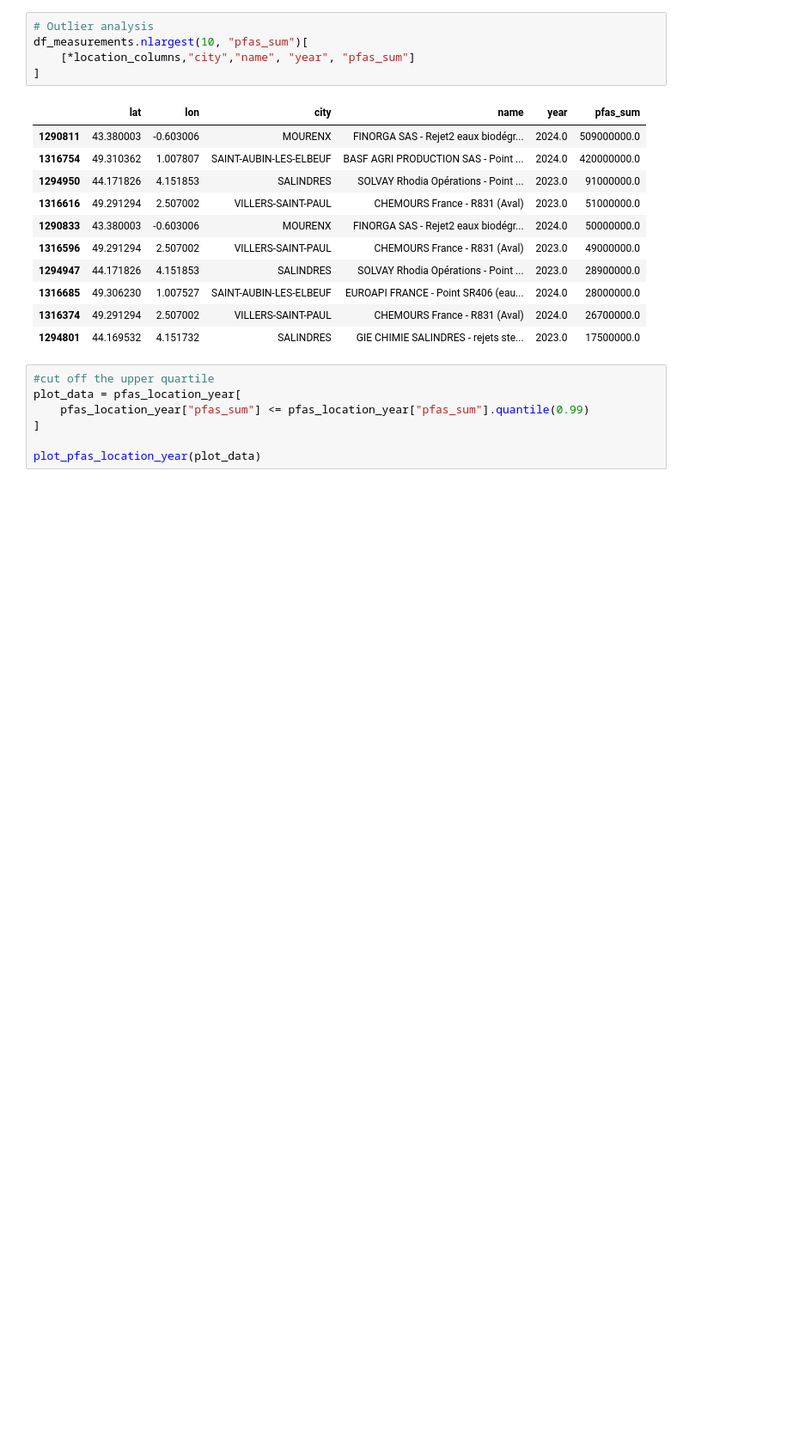
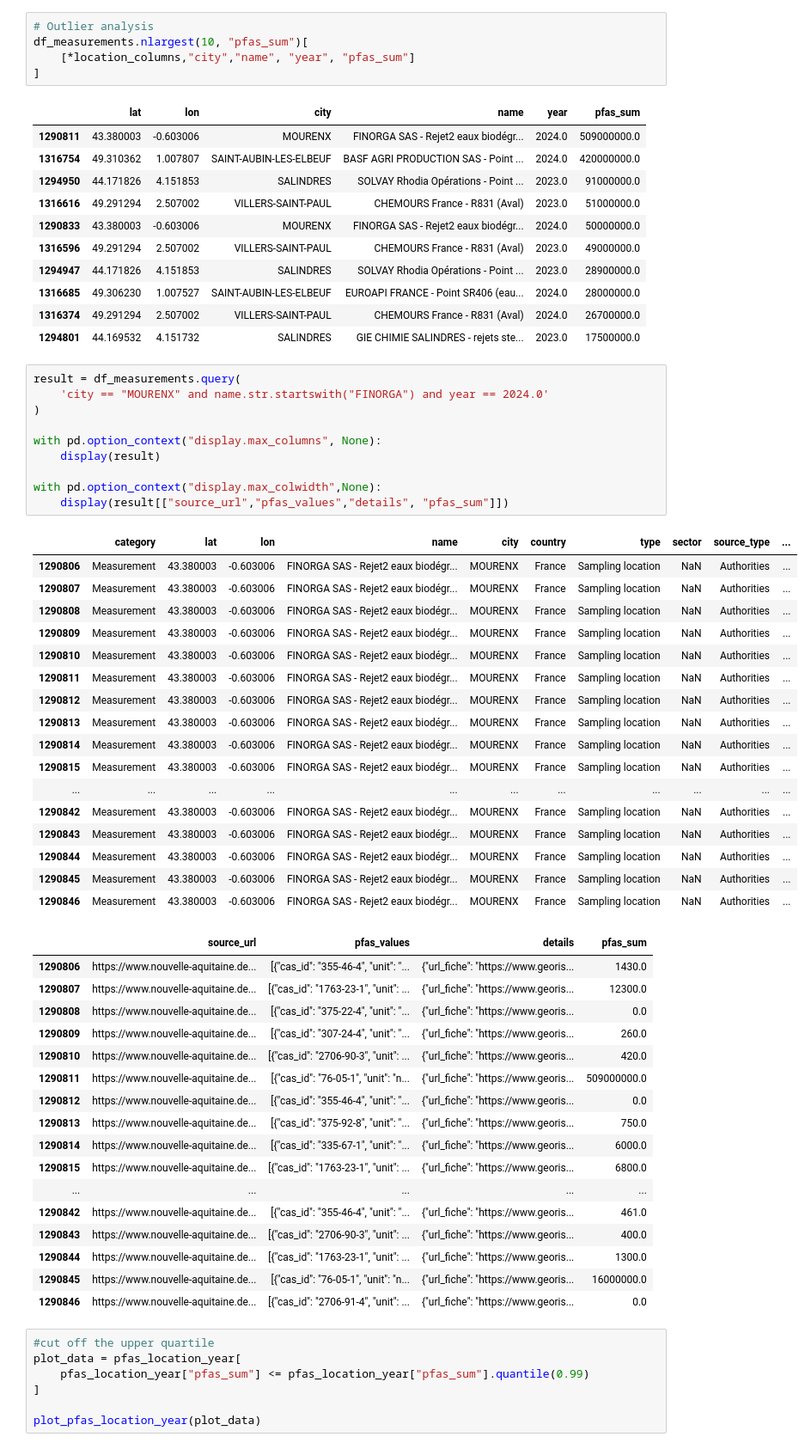
Before and after one commit to D4rkMindz/pfas-trace, a Jupyter notebook: notebooks/preprocessing/data-exploration/temporal_analysis.ipynb, the cells around one changed output. Shown at 86% size. Cells and saved outputs as stored; diff of their text form; blank space fills up the shorter version.

```diff
--- a/notebooks/preprocessing/data-exploration/temporal_analysis.ipynb
+++ b/notebooks/preprocessing/data-exploration/temporal_analysis.ipynb
@@ -397,6 +395,51 @@ df_measurements.nlargest(10, "pfas_sum")[
 | 1316685 | 49.306230 | 1.007527 | SAINT-AUBIN-LES-ELBEUF | EUROAPI FRANCE - Point SR406 (eau... | 2024.0 | 28000000.0 |
 | 1316374 | 49.291294 | 2.507002 | VILLERS-SAINT-PAUL | CHEMOURS France - R831 (Aval) | 2024.0 | 26700000.0 |
 | 1294801 | 44.169532 | 4.151732 | SALINDRES | GIE CHIMIE SALINDRES - rejets ste... | 2023.0 | 17500000.0 |
+# %%
+result = df_measurements.query(
+    'city == "MOURENX" and name.str.startswith("FINORGA") and year == 2024.0'
+)
+
+with pd.option_context("display.max_columns", None):
+    display(result)
+
+with pd.option_context("display.max_colwidth",None):
+    display(result[["source_url","pfas_values","details", "pfas_sum"]])
+# %% [output]
+|  | category | lat | lon | name | city | country | type | sector | source_type | ... |
+| 1290806 | Measurement | 43.380003 | -0.603006 | FINORGA SAS - Rejet2 eaux biodégr... | MOURENX | France | Sampling location | NaN | Authorities | ... |
+| 1290807 | Measurement | 43.380003 | -0.603006 | FINORGA SAS - Rejet2 eaux biodégr... | MOURENX | France | Sampling location | NaN | Authorities | ... |
+| 1290808 | Measurement | 43.380003 | -0.603006 | FINORGA SAS - Rejet2 eaux biodégr... | MOURENX | France | Sampling location | NaN | Authorities | ... |
+| 1290809 | Measurement | 43.380003 | -0.603006 | FINORGA SAS - Rejet2 eaux biodégr... | MOURENX | France | Sampling location | NaN | Authorities | ... |
+| 1290810 | Measurement | 43.380003 | -0.603006 | FINORGA SAS - Rejet2 eaux biodégr... | MOURENX | France | Sampling location | NaN | Authorities | ... |
+| 1290811 | Measurement | 43.380003 | -0.603006 | FINORGA SAS - Rejet2 eaux biodégr... | MOURENX | France | Sampling location | NaN | Authorities | ... |
+| 1290812 | Measurement | 43.380003 | -0.603006 | FINORGA SAS - Rejet2 eaux biodégr... | MOURENX | France | Sampling location | NaN | Authorities | ... |
+| 1290813 | Measurement | 43.380003 | -0.603006 | FINORGA SAS - Rejet2 eaux biodégr... | MOURENX | France | Sampling location | NaN | Authorities | ... |
+| 1290814 | Measurement | 43.380003 | -0.603006 | FINORGA SAS - Rejet2 eaux biodégr... | MOURENX | France | Sampling location | NaN | Authorities | ... |
+| 1290815 | Measurement | 43.380003 | -0.603006 | FINORGA SAS - Rejet2 eaux biodégr... | MOURENX | France | Sampling location | NaN | Authorities | ... |
+| ... | ... | ... | ... | ... | ... | ... | ... | ... | ... | ... |
+| 1290842 | Measurement | 43.380003 | -0.603006 | FINORGA SAS - Rejet2 eaux biodégr... | MOURENX | France | Sampling location | NaN | Authorities | ... |
+| 1290843 | Measurement | 43.380003 | -0.603006 | FINORGA SAS - Rejet2 eaux biodégr... | MOURENX | France | Sampling location | NaN | Authorities | ... |
+| 1290844 | Measurement | 43.380003 | -0.603006 | FINORGA SAS - Rejet2 eaux biodégr... | MOURENX | France | Sampling location | NaN | Authorities | ... |
+| 1290845 | Measurement | 43.380003 | -0.603006 | FINORGA SAS - Rejet2 eaux biodégr... | MOURENX | France | Sampling location | NaN | Authorities | ... |
+| 1290846 | Measurement | 43.380003 | -0.603006 | FINORGA SAS - Rejet2 eaux biodégr... | MOURENX | France | Sampling location | NaN | Authorities | ... |
+|  | source_url | pfas_values | details | pfas_sum |
+| 1290806 | https://www.nouvelle-aquitaine.de... | [{"cas_id": "355-46-4", "unit": "... | {"url_fiche": "https://www.georis... | 1430.0 |
+| 1290807 | https://www.nouvelle-aquitaine.de... | [{"cas_id": "1763-23-1", "unit": ... | {"url_fiche": "https://www.georis... | 12300.0 |
+| 1290808 | https://www.nouvelle-aquitaine.de... | [{"cas_id": "375-22-4", "unit": "... | {"url_fiche": "https://www.georis... | 0.0 |
+| 1290809 | https://www.nouvelle-aquitaine.de... | [{"cas_id": "307-24-4", "unit": "... | {"url_fiche": "https://www.georis... | 260.0 |
+| 1290810 | https://www.nouvelle-aquitaine.de... | [{"cas_id": "2706-90-3", "unit": ... | {"url_fiche": "https://www.georis... | 420.0 |
+| 1290811 | https://www.nouvelle-aquitaine.de... | [{"cas_id": "76-05-1", "unit": "n... | {"url_fiche": "https://www.georis... | 509000000.0 |
+| 1290812 | https://www.nouvelle-aquitaine.de... | [{"cas_id": "355-46-4", "unit": "... | {"url_fiche": "https://www.georis... | 0.0 |
+| 1290813 | https://www.nouvelle-aquitaine.de... | [{"cas_id": "375-92-8", "unit": "... | {"url_fiche": "https://www.georis... | 750.0 |
+| 1290814 | https://www.nouvelle-aquitaine.de... | [{"cas_id": "335-67-1", "unit": "... | {"url_fiche": "https://www.georis... | 6000.0 |
+| 1290815 | https://www.nouvelle-aquitaine.de... | [{"cas_id": "1763-23-1", "unit": ... | {"url_fiche": "https://www.georis... | 6800.0 |
+| ... | ... | ... | ... | ... |
+| 1290842 | https://www.nouvelle-aquitaine.de... | [{"cas_id": "355-46-4", "unit": "... | {"url_fiche": "https://www.georis... | 461.0 |
+| 1290843 | https://www.nouvelle-aquitaine.de... | [{"cas_id": "2706-90-3", "unit": ... | {"url_fiche": "https://www.georis... | 400.0 |
+| 1290844 | https://www.nouvelle-aquitaine.de... | [{"cas_id": "1763-23-1", "unit": ... | {"url_fiche": "https://www.georis... | 1300.0 |
+| 1290845 | https://www.nouvelle-aquitaine.de... | [{"cas_id": "76-05-1", "unit": "n... | {"url_fiche": "https://www.georis... | 16000000.0 |
+| 1290846 | https://www.nouvelle-aquitaine.de... | [{"cas_id": "2706-91-4", "unit": ... | {"url_fiche": "https://www.georis... | 0.0 |
 # %%
 #cut off the upper quartile
 plot_data = pfas_location_year[
```
Also changed, not shown: parts of 3 cells of this notebook.
